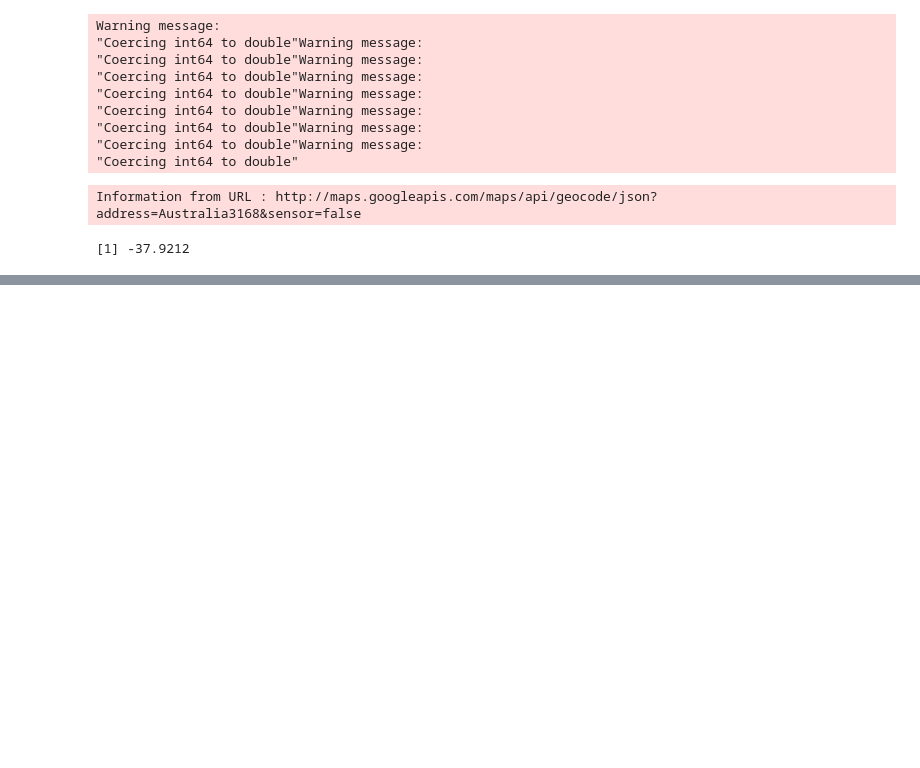
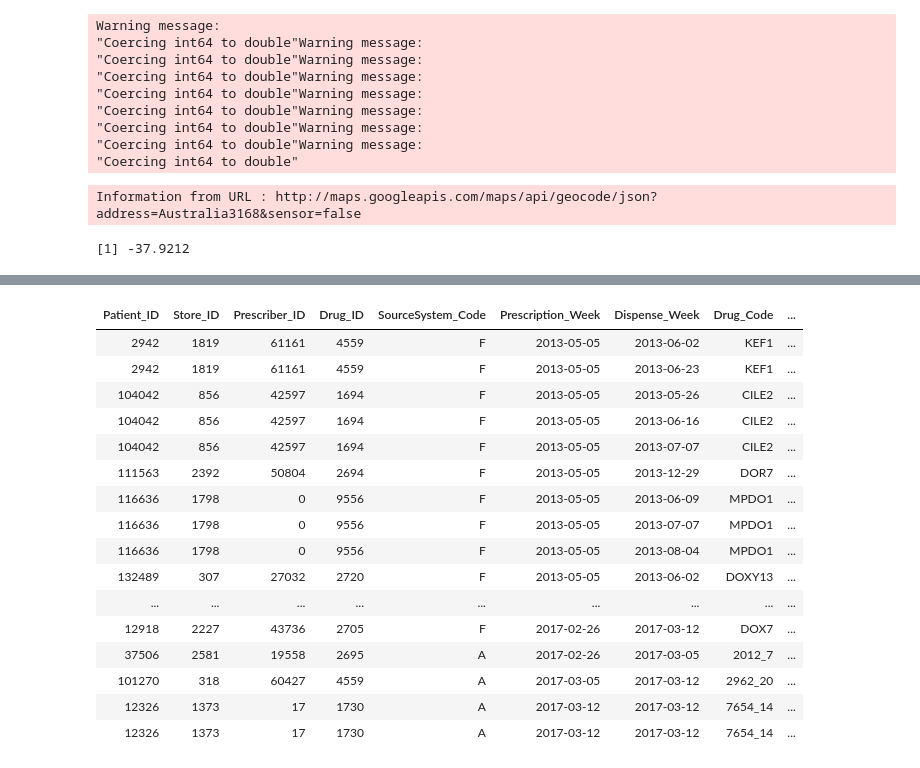
Before and after one commit to smstojanovic/iSel_MelbDatathon2017, a Jupyter notebook: steve/Antibiotic Strains by location.ipynb, the cells around one changed output, grey strips where cells are left out. Drawn from its saved outputs; the diff is of its cells as text; code cells hidden in the pictures; blank space fills up the shorter version.

```diff
--- a/steve/Antibiotic Strains by location.ipynb
+++ b/steve/Antibiotic Strains by location.ipynb
@@ -90,0 +116,23 @@ ERROR: Error: cannot allocate vector of size 435.3 Mb
+# %%
+antibiotic_transactions %>%
+mutate(Prescription_Week = as.Date(Prescription_Week)) %>%
+filter(Prescription_Week > as.Date('2013-04-28')) %>%
+arrange(Prescription_Week)
+# %% [output]
+| Patient_ID | Store_ID | Prescriber_ID | Drug_ID | SourceSystem_Code | Prescription_Week | Dispense_Week | Drug_Code | ... |
+| 2942 | 1819 | 61161 | 4559 | F | 2013-05-05 | 2013-06-02 | KEF1 | ... |
+| 2942 | 1819 | 61161 | 4559 | F | 2013-05-05 | 2013-06-23 | KEF1 | ... |
+| 104042 | 856 | 42597 | 1694 | F | 2013-05-05 | 2013-05-26 | CILE2 | ... |
+| 104042 | 856 | 42597 | 1694 | F | 2013-05-05 | 2013-06-16 | CILE2 | ... |
+| 104042 | 856 | 42597 | 1694 | F | 2013-05-05 | 2013-07-07 | CILE2 | ... |
+| 111563 | 2392 | 50804 | 2694 | F | 2013-05-05 | 2013-12-29 | DOR7 | ... |
+| 116636 | 1798 | 0 | 9556 | F | 2013-05-05 | 2013-06-09 | MPDO1 | ... |
+| 116636 | 1798 | 0 | 9556 | F | 2013-05-05 | 2013-07-07 | MPDO1 | ... |
+| 116636 | 1798 | 0 | 9556 | F | 2013-05-05 | 2013-08-04 | MPDO1 | ... |
+| 132489 | 307 | 27032 | 2720 | F | 2013-05-05 | 2013-06-02 | DOXY13 | ... |
+| ... | ... | ... | ... | ... | ... | ... | ... | ... |
+| 12918 | 2227 | 43736 | 2705 | F | 2017-02-26 | 2017-03-12 | DOX7 | ... |
+| 37506 | 2581 | 19558 | 2695 | A | 2017-02-26 | 2017-03-05 | 2012_7 | ... |
+| 101270 | 318 | 60427 | 4559 | A | 2017-03-05 | 2017-03-12 | 2962_20 | ... |
+| 12326 | 1373 | 17 | 1730 | A | 2017-03-12 | 2017-03-12 | 7654_14 | ... |
+| 12326 | 1373 | 17 | 1730 | A | 2017-03-12 | 2017-03-12 | 7654_14 | ... |
```
Also changed, not shown: parts of 12 cells of this notebook.
